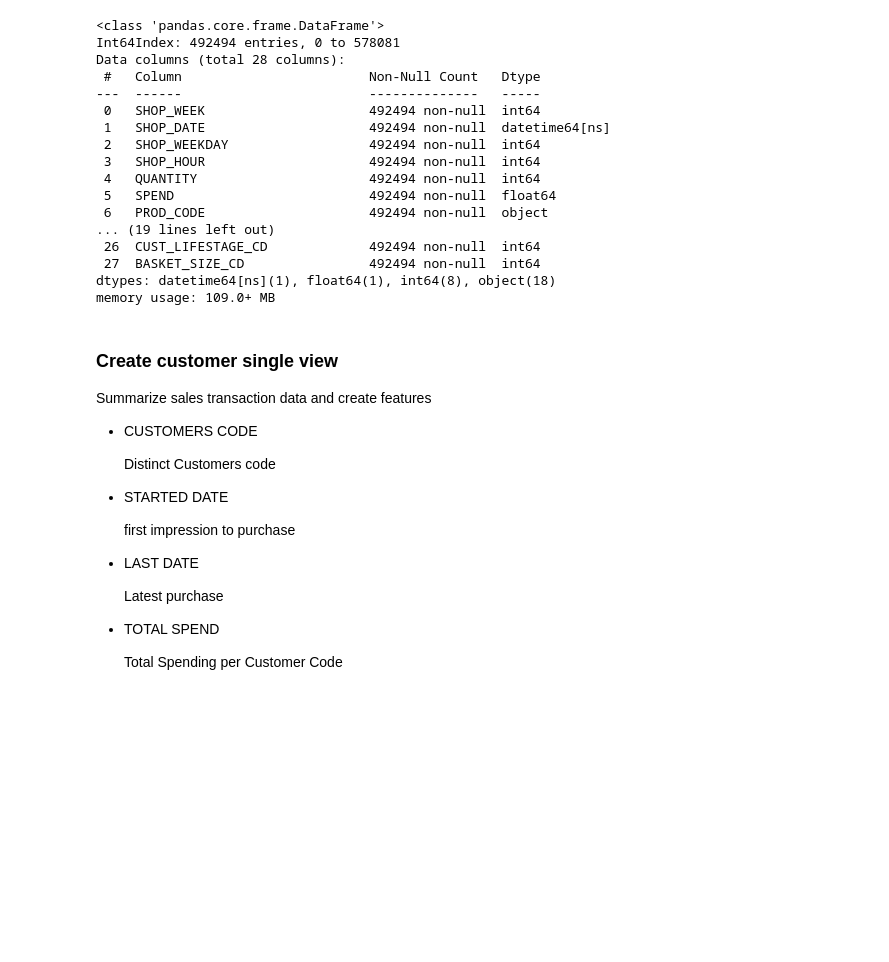
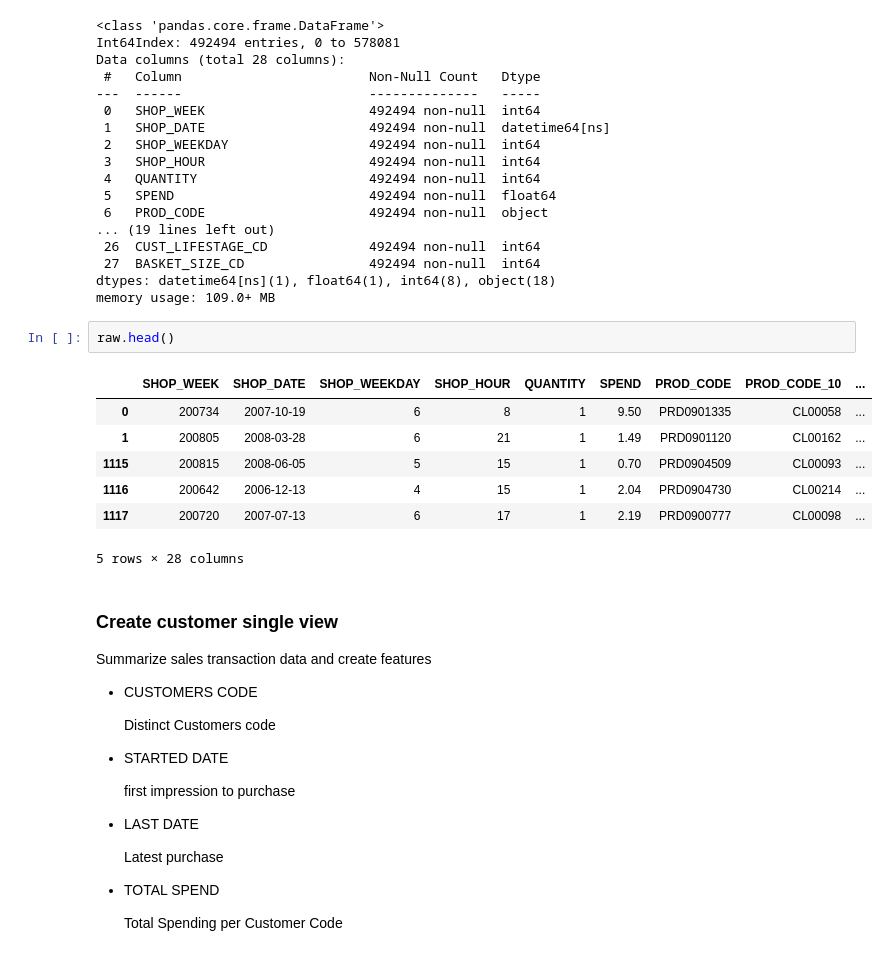
Before and after one commit to AsmaMora/Customer_Analytics, a Jupyter notebook: MADT8101_Customer_single_view.ipynb, the cells around one changed output. Saved outputs shown, nothing was run; the diff lists cells and outputs as text; blank space fills up the shorter version.

```diff
--- a/MADT8101_Customer_single_view.ipynb
+++ b/MADT8101_Customer_single_view.ipynb
@@ -214,6 +203,16 @@ Data columns (total 28 columns):
  27  BASKET_SIZE_CD                492494 non-null  int64
 dtypes: datetime64[ns](1), float64(1), int64(8), object(18)
 memory usage: 109.0+ MB
+# %%
+raw.head()
+# %% [output]
+|  | SHOP_WEEK | SHOP_DATE | SHOP_WEEKDAY | SHOP_HOUR | QUANTITY | SPEND | PROD_CODE | PROD_CODE_10 | ... |
+| 0 | 200734 | 2007-10-19 | 6 | 8 | 1 | 9.50 | PRD0901335 | CL00058 | ... |
+| 1 | 200805 | 2008-03-28 | 6 | 21 | 1 | 1.49 | PRD0901120 | CL00162 | ... |
+| 1115 | 200815 | 2008-06-05 | 5 | 15 | 1 | 0.70 | PRD0904509 | CL00093 | ... |
+| 1116 | 200642 | 2006-12-13 | 4 | 15 | 1 | 2.04 | PRD0904730 | CL00214 | ... |
+| 1117 | 200720 | 2007-07-13 | 6 | 17 | 1 | 2.19 | PRD0900777 | CL00098 | ... |
+5 rows × 28 columns
 # %% [markdown]
 ### Create customer single view
 Summarize sales transaction data and create features
```
Also changed, not shown: parts of 7 cells of this notebook.
